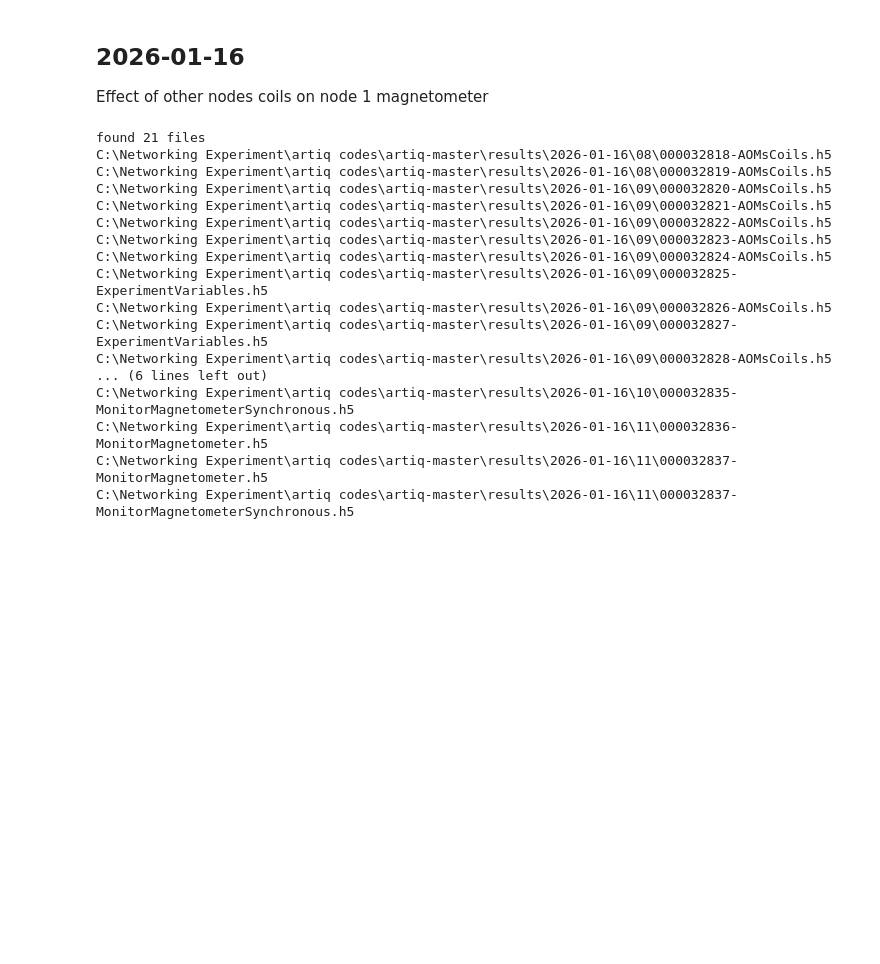
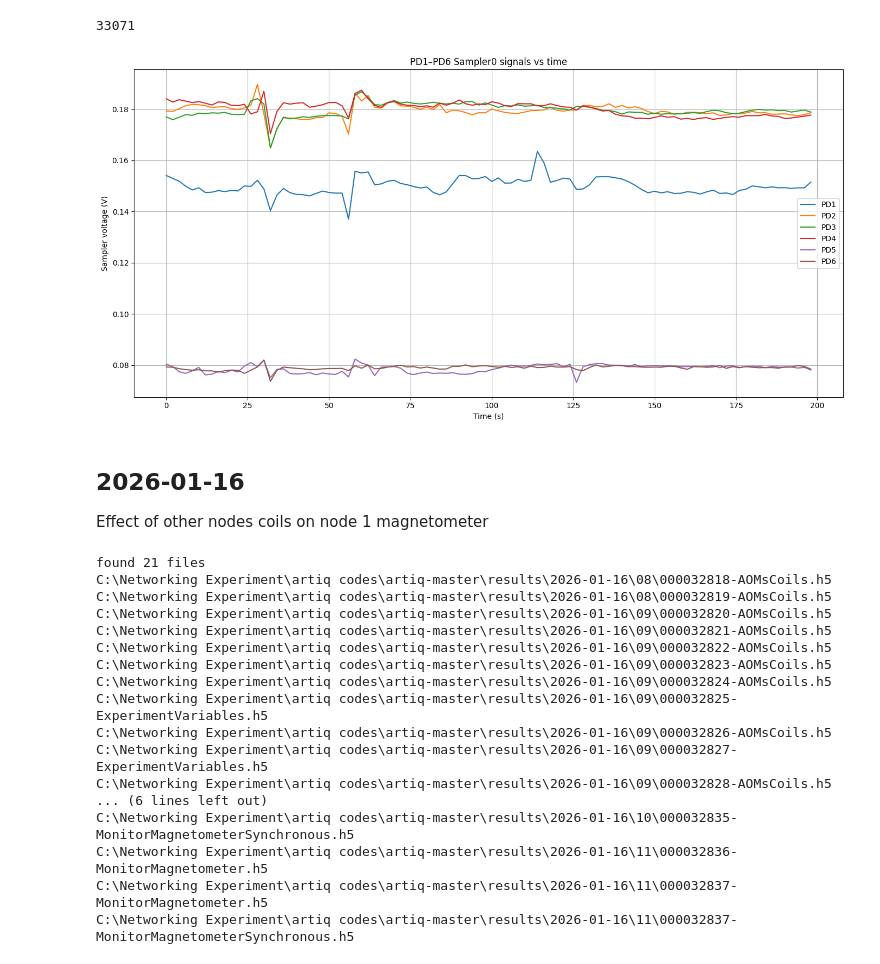
Before and after one commit to QuantumQuadrate/qn_artiq_routines, a Jupyter notebook: Analysis/Single atom analysis/view_h5_data.ipynb, the cells around one changed output. Saved outputs shown, nothing was run; the diff lists cells and outputs as text; code cells hidden in the pictures; blank space fills up the shorter version.

```diff
--- a/Analysis/Single atom analysis/view_h5_data.ipynb
+++ b/Analysis/Single atom analysis/view_h5_data.ipynb
@@ -17,3 +51,49 @@ from h5_data_utilities import * # helper functions for dealing with h5 files
+# %%
+file1_dict = {}
+file1 = "C:\\Networking Experiment\\artiq codes\\artiq-master\\results\\2026-01-29\\15\\000033071-Test_feedback_on_MOT5.h5"
+
+f = h5py.File(os.path.join(results, file1))
+rid1 = f['rid'][()]
+print(rid1)
+h5_archive_and_datasets_to_locals(f, parent_locals=file1_dict, quiet=True)
+locals().update(file1_dict)
+
+### Use "print_h5_structure(f)" to see the structure of the file
+def print_h5_structure(g, prefix=''):
+    for key in g.keys():
+        item = g[key]
+        print(f"{prefix}{key}")
+        if isinstance(item, h5py.Group):
+            print_h5_structure(item, prefix + '  ')
+# %% [output]
+33071
+# %%
+"""
+xxx
+"""
+
+n = MOT1_check_power[1:].shape[0]
+t_ms = np.arange(n) * t_step_ms          # time in ms
+t_s  = t_ms / 1000.0                     # time in seconds if you prefer
+
+plt.figure(figsize=(14, 7))
+
+plt.plot(t_s, MOT1_check_power[1:], label="PD1")
+plt.plot(t_s, MOT2_check_power[1:], label="PD2")
+plt.plot(t_s, MOT3_check_power[1:], label="PD3")
+plt.plot(t_s, MOT4_check_power[1:], label="PD4")
+plt.plot(t_s, MOT5_check_power[1:], label="PD5")
+plt.plot(t_s, MOT6_check_power[1:], label="PD6")
+
+plt.xlabel("Time (s)")
+plt.ylabel("Sampler voltage (V)")
+plt.title("PD1–PD6 Sampler0 signals vs time")
+plt.legend()
+plt.grid(True)
+plt.tight_layout()
+plt.show()
+# %% [output]
+[figure, added]
 # %% [markdown]
 ## 2026-01-16
 Effect of other nodes coils on node 1 magnetometer
```
Also changed, not shown: parts of 2 cells of this notebook, 3 other files.
